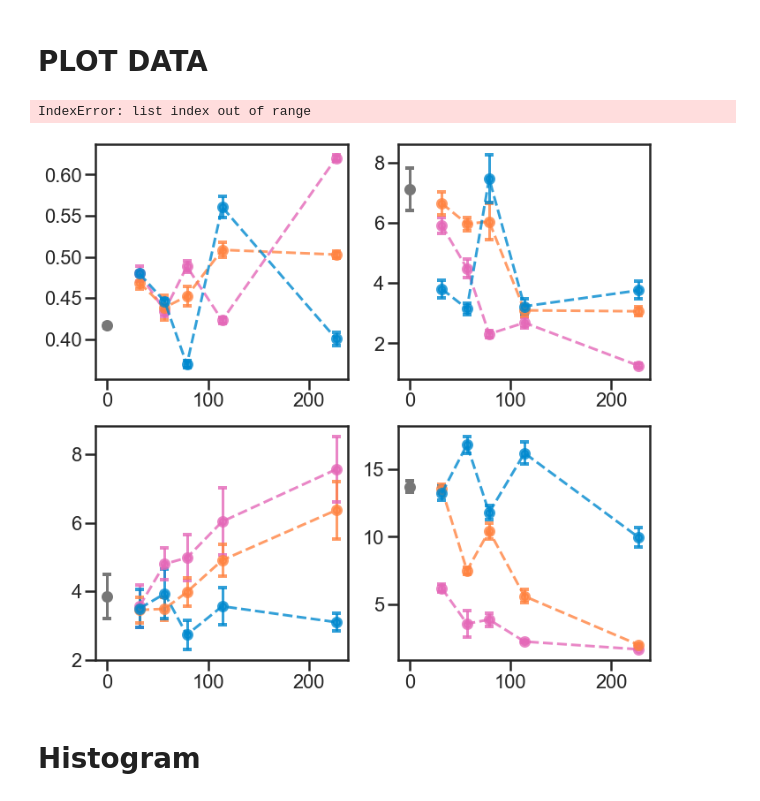
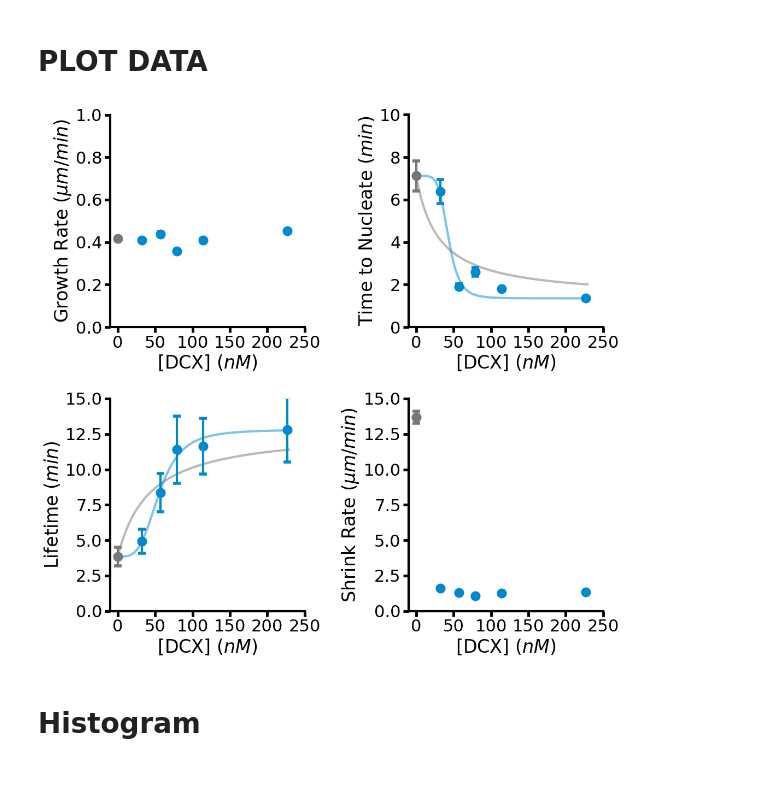
Before and after one commit to sofiacruzt/sofia-brouhardlab, a Jupyter notebook: dynamics/EJCB2023/fit_master_sheet.ipynb, the cells around one changed output. Drawn from its saved outputs; the diff is of its cells as text; code cells hidden in the pictures.

```diff
--- a/dynamics/EJCB2023/fit_master_sheet.ipynb
+++ b/dynamics/EJCB2023/fit_master_sheet.ipynb
@@ -585,6 +593,9 @@ YN
 # %%
 def hillEQ_inv(x, n, kd):
     return  (YN[-1]- YN[0]) * ( np.power(x, n)/(kd + np.power(x, n))) + YN[0]
+# %%
+def MMEQ_inv(x, kd):
+    return  (YN[-1]- YN[0]) * ( np.power(x, 1)/(kd + np.power(x, 1))) + YN[0]
 # %%
 coeff, var_matrix = sp.optimize.curve_fit(hillEQ_inv,X,YN)
 
@@ -603,0 +615,11 @@ R2S(YN,hillEQ_inv(X,C1T, C2T))
+# %%
+##inverse michaelis menten
+coeffMMN, var_matrix = sp.optimize.curve_fit(MMEQ_inv,X,YN)
+
+variance = np.diagonal(var_matrix) #Refer [3]
+SE = np.sqrt(variance)
+
+X = np.array(X)
+
+
+coeffMMN,SE,R2S(YN,MMEQ_inv(X,coeffMMN))
@@ -707,6 +705,9 @@ YerrL = [*yerr0,*yerr]
 # %%
 def hillEQ(x, n, kd):
     return  (YL[-1]- YL[0]) * np.power(x, n)/(kd + np.power(x, n)) + YL[0]
+# %%
+def michaelis_menten(x, kd):
+    return  (YL[-1]- YL[0]) * np.power(x, 1)/(kd + np.power(x, 1)) + YL[0]
 # %%
 #x,y = pickdata('WT', 2)
 
@@ -726,2 +727,8 @@ R2S(YL,hillEQ(X,C1L, C2L))
 # %% [output]
 0.9910135657502569
+# %%
+coeff, var_matrix = sp.optimize.curve_fit(michaelis_menten,X,YL)
+
+variance = np.diagonal(var_matrix) #Refer [3]
+SE = np.sqrt(variance)
+coeff,SE
@@ -835,7 +881,11 @@ fig, ax = plt.subplots(2,2,figsize=(11.25,10.75))
 linx = np.arange(0, 230, 1)
 
 
-# ax[1][0].plot(linx, hillEQ(linx,C1L, C2L),color = cyan, lw=3,ls= '-',alpha = 0.5)
+ax[1][0].plot(linx, hillEQ(linx,C1L, C2L),color = cyan, lw=3,ls= '-',alpha = 0.5)
+ax[1][0].plot(linx, michaelis_menten(linx,coeff),color = grey, lw=3,ls= '-',alpha = 0.5)
+
+ax[0][1].plot(linx, hillEQ_inv(linx, C1T, C2T) ,color = cyan, lw=3,ls= '-',alpha = 0.5)
+ax[0][1].plot(linx, MMEQ_inv(linx, coeffMMN) ,color = grey, lw=3,ls= '-',alpha = 0.5)
 # linx = np.arange(35, 230, 1)
 # ax[1][0].plot(linx, linx*mL76+bL76 ,color = '#e468b8', lw=3,ls= '-',alpha = 0.5)
 # ax[1][0].plot(linx, linx*mL191+bL191 ,color = '#ff8341', lw=3,ls= '-',alpha = 0.5)
@@ -844,9 +894,9 @@ linx = np.arange(0, 230, 1)
 count = 0
 
 #palette = [grey,list(map(Color.get_hex,DC1color))[1],list(map(Color.get_hex,DC2color))[1],cyan] #+ list(map(Color.get_hex,DC1color)) + list(map(Color.get_hex,DC2color)) + [green,cyan]
-#palette = [grey,cyan]
+palette = [grey,cyan]
 
-for dcxtype in data[Type].unique(): #data[Type].unique(): #['None','R76S','P191R','WT']
+for dcxtype in ['None','WT']:#ResultFit[Type].unique(): #data[Type].unique(): #['None','R76S','P191R','WT']
 
     dcxtype_DF = ResultFit[(ResultFit[Type]==dcxtype) & (ResultFit['Moment']=='Mean')& (ResultFit[tubulin]==6)]
 
@@ -862,7 +912,7 @@ for dcxtype in data[Type].unique(): #data[Type].unique(): #['None','R76S','P191R
 
             if dcxtype == 'None' or  dcxtype == 'WT':
 
-                ax[i][j].errorbar(x , y , yerr= yerr , fmt='-',marker='o', markersize=scattersize,capsize = cap,
+                ax[i][j].errorbar(x , y , yerr= yerr , fmt=' ',marker='o', markersize=scattersize,capsize = cap,
                               markeredgewidth=4,elinewidth=3,color=palette[count], alpha = 1)
 
             else:
@@ -878,36 +928,35 @@ ax[1][0].set_ylim(0,15)
 ax[0][1].set_ylim(0,10)
 ax[1][1].set_ylim(0,15)
 
 
 # linx = np.arange(30, 230, 1)
 # ax[1][1].plot(linx, linx*mS+bS,color = cyan, lw=3,ls= '-',alpha = 0.5)
 
 count = 0
 for i in np.arange(len(ax)):
     for j in np.arange(len(ax)):
 
         ax[i][j].set_xlim(-10,250)
         ax[i][j].set_xlabel(DCXconc)
         ax[i][j].set_xticks(np.arange(0, 251, 50))
         ax[i][j].set_ylabel(ylables[count])
         ax[i][j].spines['right'].set_visible(False)
         ax[i][j].spines['top'].set_visible(False)
         ax[i][j].spines['left'].set_lw(3)
         ax[i][j].spines['bottom'].set_lw(3)
         ax[i][j].tick_params(axis='both', width = 3.5, length = 7)
         #ax[i][1].legend((Type_order),loc='upper right',title='DCX Type')
         #ax[i][j].set_title(titles[count])
 
         count += 1
 
 #ax[0][0].legend((Type_order),loc='upper right',title='DCX Type')
 sns.set_context("poster", font_scale=1, rc={"lines.linewidth":3.0})
 plt.tight_layout()
 
-plt.savefig(newmydir/('dynamics_WT-2mutants'+date+'.svg'))
+plt.savefig(newmydir/('dynamics_WT-2mutants'+date+'.svg'),backend='Cairo')
 # %% [output]
-IndexError: list index out of range
-[figure, old version]
+[figure, new version]
 # %% [markdown]
 # Histogram #
 # %%
```
Also changed, not shown: parts of 51 cells of this notebook.
